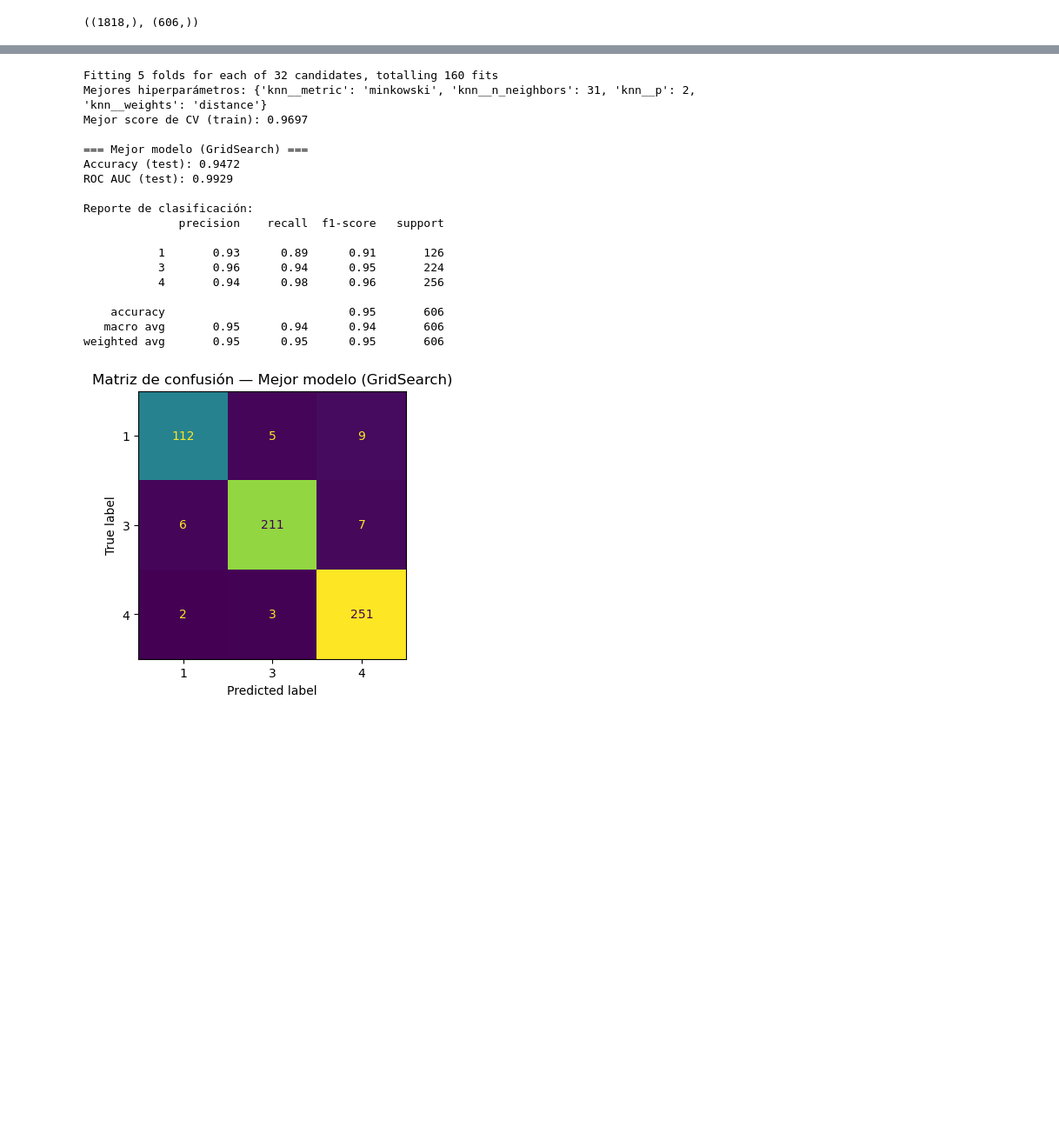
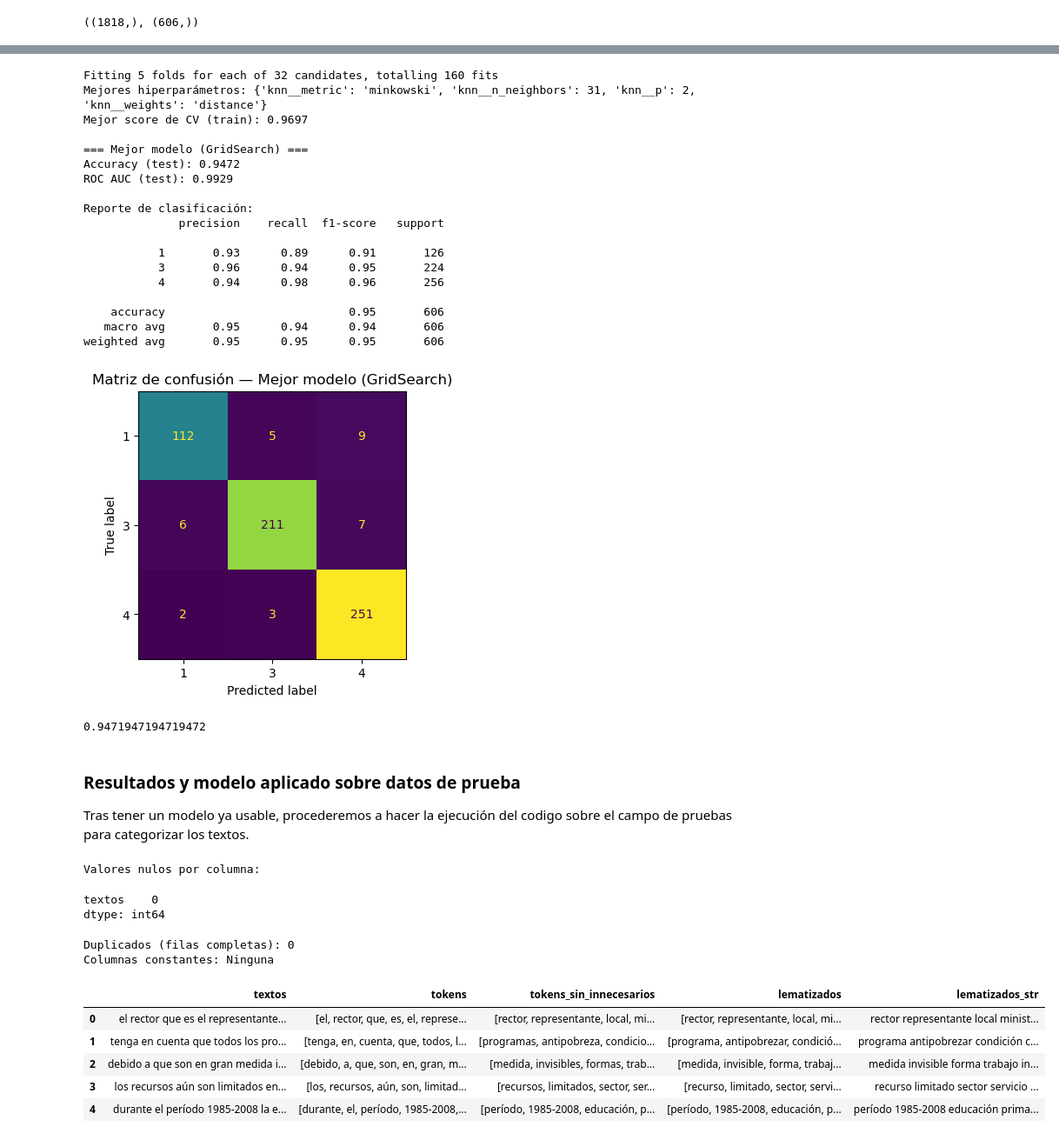
Before and after one commit to Trabajos-BI/Proyecto-1, a Jupyter notebook: modelo.ipynb, the cells around one changed output, grey strips where cells are left out. Shown: that part at 87% size. Saved outputs shown, nothing was run; the diff lists cells and outputs as text; code cells hidden in the pictures; blank space fills up the shorter version.

Commit message:
Ehecución datos de prueba

```diff
--- a/modelo.ipynb
+++ b/modelo.ipynb
@@ -532,38 +537,34 @@ from sklearn.feature_extraction.text import TfidfVectorizer
 from sklearn.neighbors import KNeighborsClassifier
 from sklearn.model_selection import GridSearchCV, StratifiedKFold
 
-# Pipeline: TF-IDF + KNN
+
 pipe = Pipeline([
     ("tfidf", TfidfVectorizer()),
     ("knn", KNeighborsClassifier())
 ])
 
-# Grid de hiperparámetros
 param_grid = {
-    "knn__n_neighbors": [1, 3, 5, 7, 11, 15, 21, 31],
+    "knn__n_neighbors": [1, 3, 5, 7, 13, 15, 21, 31],
     "knn__weights": ["uniform", "distance"],
     "knn__metric": ["minkowski"],
-    "knn__p": [1, 2],  # 1=Manhattan, 2=Euclídea
+    "knn__p": [1, 2],
 }
 
-# Configuración de GridSearch
 grid = GridSearchCV(
     estimator=pipe,
     param_grid=param_grid,
-    scoring="accuracy",   # ⚠️ cambia a 'roc_auc_ovr' si quieres AUC con multiclase
+    scoring="accuracy",
     cv=StratifiedKFold(n_splits=5, shuffle=True, random_state=42),
     n_jobs=-1,
     refit=True,
     verbose=1
 )
 
-# Entrenamiento
 grid.fit(X_train, y_train)
 
 print("Mejores hiperparámetros:", grid.best_params_)
 print("Mejor score de CV (train):", round(grid.best_score_, 4))
 
-# Evaluar el mejor modelo en test
 best_knn = grid.best_estimator_
 evaluar_knn(best_knn, X_train, y_train, X_test, y_test, titulo="Mejor modelo (GridSearch)")
 # %% [output]
@@ -586,3 +587,38 @@ Reporte de clasificación:
    macro avg       0.95      0.94      0.94       606
 weighted avg       0.95      0.95      0.95       606
 [figure]
+0.9471947194719472
+# %% [markdown]
+### **Resultados y modelo aplicado sobre datos de prueba**
+Tras tener un modelo ya usable, procederemos a hacer la ejecución del codigo sobre el campo de pruebas para categorizar los textos.
+# %%
+def cargar_datos(file: str):
+    df_prueba = pd.read_excel(file)
+    df_prueba = df_prueba.rename(columns={"Textos_espanol": "textos"})
+    df_prueba['textos'] = df_prueba['textos'].astype("string")
+    todoAmin(df_prueba)
+    limpiza(df_prueba)
+    verNulosYDuplicados(df_prueba)
+    df_prueba = tokenizacion(df_prueba)
+    quitar_stopwords(df_prueba)
+    df_prueba =lematizar_tokens(df_prueba)
+
+
+    df_prueba = lematizar_tokens(df_prueba)
+    df_prueba['lematizados_str'] = df_prueba['lematizados'].apply(lambda tokens: ' '.join(tokens))
+    return df_prueba
+
+df_prueba = cargar_datos('Datos_prueba.xlsx')
+df_prueba.head()
+# %% [output]
+Valores nulos por columna:
+textos    0
+dtype: int64
+Duplicados (filas completas): 0
+Columnas constantes: Ninguna
+|  | textos | tokens | tokens_sin_innecesarios | lematizados | lematizados_str |
+| 0 | el rector que es el representante... | [el, rector, que, es, el, represe... | [rector, representante, local, mi... | [rector, representante, local, mi... | rector representante local minist... |
+| 1 | tenga en cuenta que todos los pro... | [tenga, en, cuenta, que, todos, l... | [programas, antipobreza, condicio... | [programa, antipobrezar, condició... | programa antipobrezar condición c... |
+| 2 | debido a que son en gran medida i... | [debido, a, que, son, en, gran, m... | [medida, invisibles, formas, trab... | [medida, invisible, forma, trabaj... | medida invisible forma trabajo in... |
+| 3 | los recursos aún son limitados en... | [los, recursos, aún, son, limitad... | [recursos, limitados, sector, ser... | [recurso, limitado, sector, servi... | recurso limitado sector servicio ... |
+| 4 | durante el período 1985-2008 la e... | [durante, el, período, 1985-2008,... | [período, 1985-2008, educación, p... | [período, 1985-2008, educación, p... | período 1985-2008 educación prima... |
```
Also changed, not shown: parts of 6 cells of this notebook, 2 other files.
